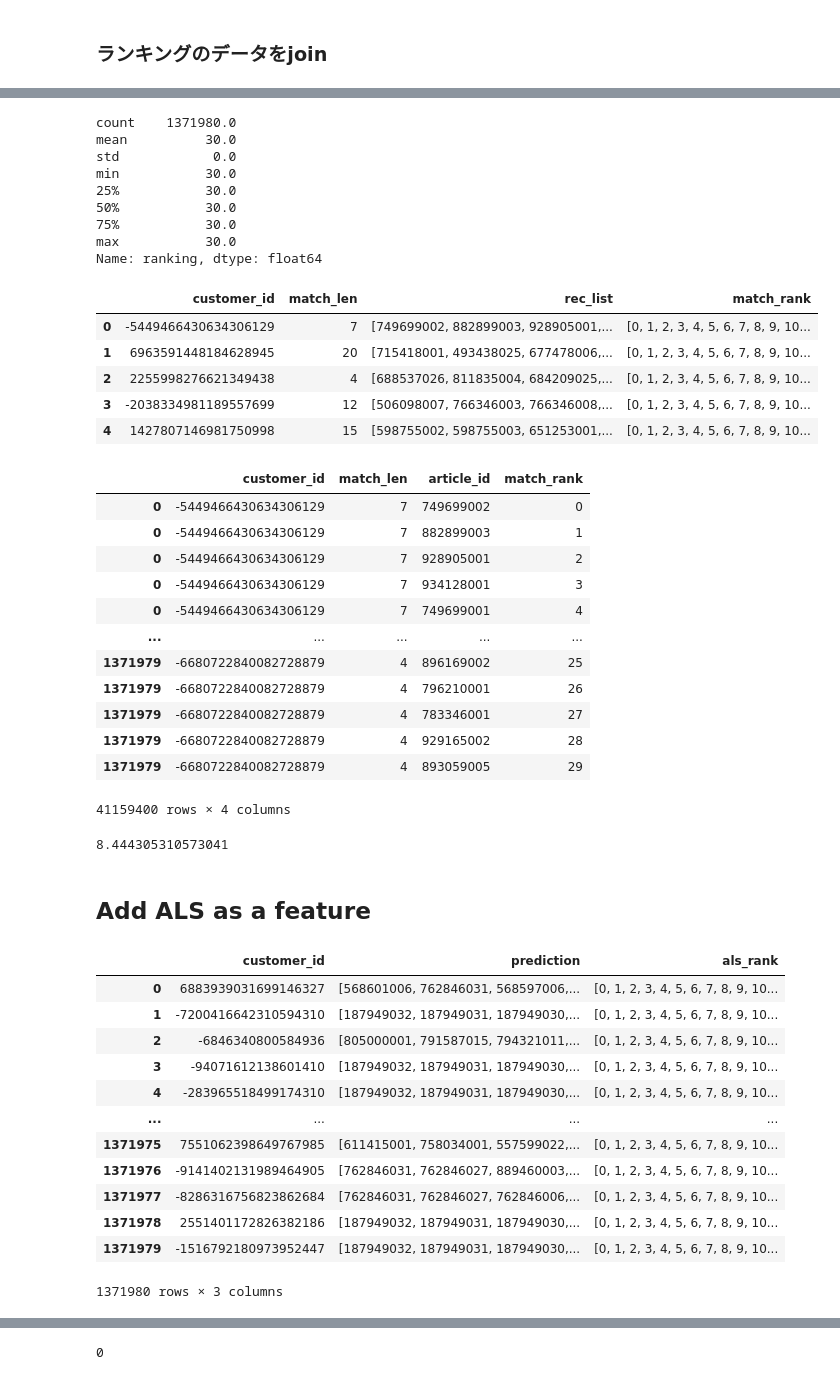
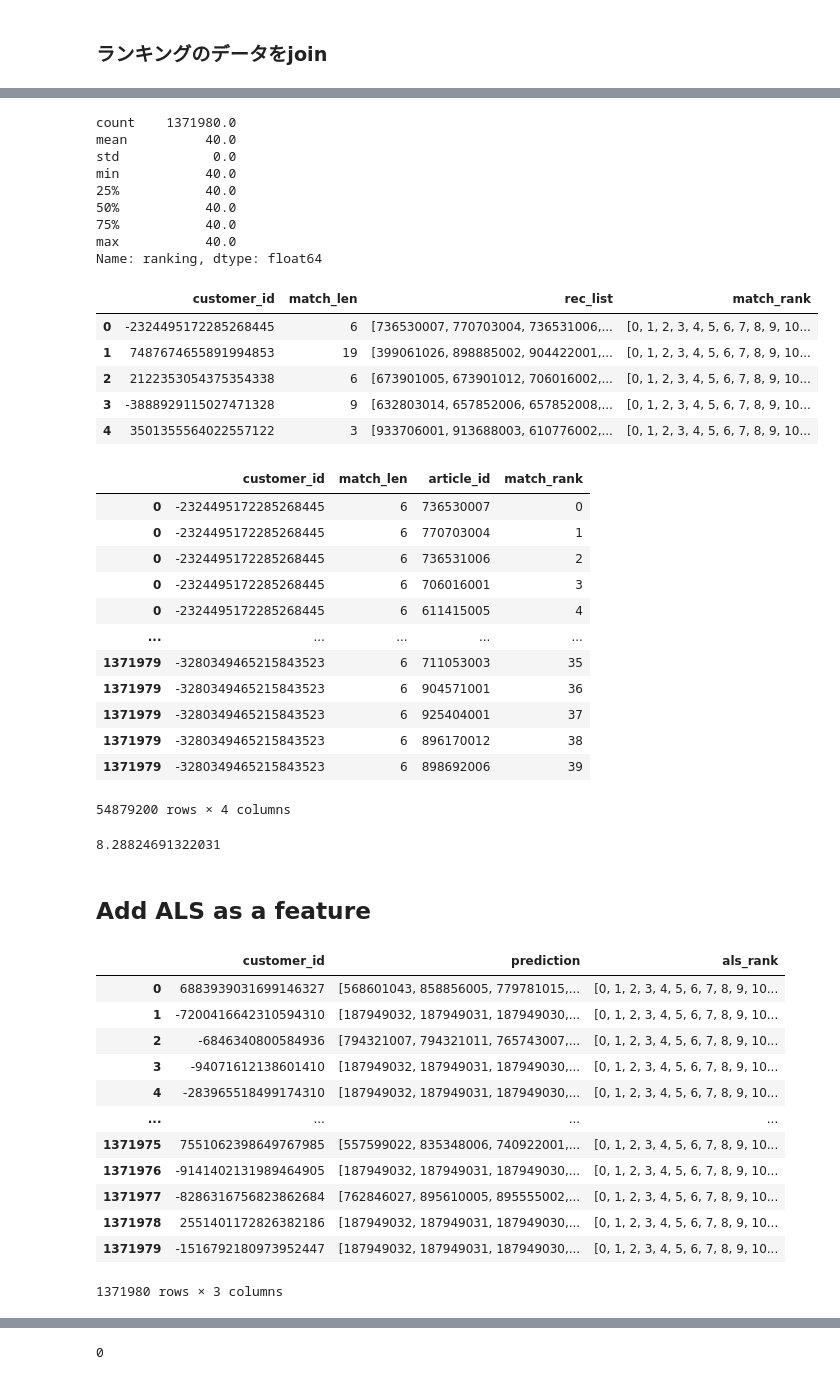
Before and after one commit to tetsuro731/H-M-kaggle-tetsuro731, a Jupyter notebook: notebook2/h-m-testing-data.ipynb, the cells around one changed output, grey strips where cells are left out. Saved outputs shown, nothing was run; the diff lists cells and outputs as text; code cells hidden in the pictures.

```diff
--- a/notebook2/h-m-testing-data.ipynb
+++ b/notebook2/h-m-testing-data.ipynb
@@ -16,9 +16,9 @@ def visualize_df(df):
 # %% [markdown]
 ## Parameters
 # %%
-Nsub = 30
-#train_start_date = '2020-09-23' # labelに使うデータ開始日
-train_start_date = '2020-09-16' # labelに使うデータ開始日
+Nsub = 40
+train_start_date = '2020-09-23' # labelに使うデータ開始日
+#train_start_date = '2020-09-16' # labelに使うデータ開始日
 #train_start_date = '2020-09-09'
 # %%
 # 外部から回す場合はここでパラメータ上書き
@@ -125,7 +125,8 @@ match
 ### ランキング csvの読み込み
 # %%
 # 事前に出力しておいたrankingデータの読み込み
-simple_ranking = pd.read_csv(f'../input/simple_ranking_{feature_date}_{Nsub}.csv')
+#simple_ranking = pd.read_csv(f'../input/simple_ranking_{feature_date}_{Nsub}.csv')
+simple_ranking = pd.read_csv(f'../input/ranking_{feature_date}_{Nsub}_ch.csv')
 # %%
 simple_ranking = simple_ranking.rename(columns={'prediction':'ranking'})
 # %%
@@ -172,21 +173,23 @@ match.head()
 # %%
+Nmax = 25
 match['match_len'] = match['prediction'].apply(len)
 match['match_len'] = match['match_len'].astype('int8')
+match.loc[match['match_len'] > Nmax, ['match_len']] = Nmax
 # %%
 match['ranking'] = match.apply(lambda x:  [i for i in x['ranking'] if i not in x['prediction']], axis = 1)
 match['ranking'].apply(len).describe()
 # %% [output]
 count    1371980.0
-mean          30.0
+mean          40.0
 std            0.0
-min           30.0
-25%           30.0
-50%           30.0
-75%           30.0
-max           30.0
+min           40.0
+25%           40.0
+50%           40.0
+75%           40.0
+max           40.0
 Name: ranking, dtype: float64
 # %%
-match['rec_list'] = match.apply(lambda x: (x['prediction'][:20]+x['ranking'])[:Nsub], axis = 1)
+match['rec_list'] = match.apply(lambda x: (x['prediction'][:Nmax]+x['ranking'])[:Nsub], axis = 1)
 match = match.drop(['prediction', 'ranking'], axis='columns')
 #match['match_rank'] = [i for i in range(Nsub)]
 match['match_rank'] = match.apply(lambda x: [i for i in range(Nsub)], axis = 1)
@@ -195,11 +198,11 @@ match_customer = match['customer_id']
 match.head()
 # %% [output]
 |  | customer_id | match_len | rec_list | match_rank |
-| 0 | -5449466430634306129 | 7 | [749699002, 882899003, 928905001,... | [0, 1, 2, 3, 4, 5, 6, 7, 8, 9, 10... |
-| 1 | 6963591448184628945 | 20 | [715418001, 493438025, 677478006,... | [0, 1, 2, 3, 4, 5, 6, 7, 8, 9, 10... |
-| 2 | 2255998276621349438 | 4 | [688537026, 811835004, 684209025,... | [0, 1, 2, 3, 4, 5, 6, 7, 8, 9, 10... |
-| 3 | -2038334981189557699 | 12 | [506098007, 766346003, 766346008,... | [0, 1, 2, 3, 4, 5, 6, 7, 8, 9, 10... |
-| 4 | 1427807146981750998 | 15 | [598755002, 598755003, 651253001,... | [0, 1, 2, 3, 4, 5, 6, 7, 8, 9, 10... |
+| 0 | -2324495172285268445 | 6 | [736530007, 770703004, 736531006,... | [0, 1, 2, 3, 4, 5, 6, 7, 8, 9, 10... |
+| 1 | 7487674655891994853 | 19 | [399061026, 898885002, 904422001,... | [0, 1, 2, 3, 4, 5, 6, 7, 8, 9, 10... |
+| 2 | 2122353054375354338 | 6 | [673901005, 673901012, 706016002,... | [0, 1, 2, 3, 4, 5, 6, 7, 8, 9, 10... |
+| 3 | -3888929115027471328 | 9 | [632803014, 657852006, 657852008,... | [0, 1, 2, 3, 4, 5, 6, 7, 8, 9, 10... |
+| 4 | 3501355564022557122 | 3 | [933706001, 913688003, 610776002,... | [0, 1, 2, 3, 4, 5, 6, 7, 8, 9, 10... |
 # %%
 match = match.explode(['rec_list','match_rank'])
 match = match.rename(columns={'rec_list':'article_id'})
@@ -208,44 +211,44 @@ match['match_rank'] = match['match_rank'].astype('int8')
 match
 # %% [output]
 |  | customer_id | match_len | article_id | match_rank |
-| 0 | -5449466430634306129 | 7 | 749699002 | 0 |
-| 0 | -5449466430634306129 | 7 | 882899003 | 1 |
-| 0 | -5449466430634306129 | 7 | 928905001 | 2 |
-| 0 | -5449466430634306129 | 7 | 934128001 | 3 |
-| 0 | -5449466430634306129 | 7 | 749699001 | 4 |
+| 0 | -2324495172285268445 | 6 | 736530007 | 0 |
+| 0 | -2324495172285268445 | 6 | 770703004 | 1 |
+| 0 | -2324495172285268445 | 6 | 736531006 | 2 |
+| 0 | -2324495172285268445 | 6 | 706016001 | 3 |
+| 0 | -2324495172285268445 | 6 | 611415005 | 4 |
 | ... | ... | ... | ... | ... |
-| 1371979 | -6680722840082728879 | 4 | 896169002 | 25 |
-| 1371979 | -6680722840082728879 | 4 | 796210001 | 26 |
-| 1371979 | -6680722840082728879 | 4 | 783346001 | 27 |
-| 1371979 | -6680722840082728879 | 4 | 929165002 | 28 |
-| 1371979 | -6680722840082728879 | 4 | 893059005 | 29 |
+| 1371979 | -3280349465215843523 | 6 | 711053003 | 35 |
+| 1371979 | -3280349465215843523 | 6 | 904571001 | 36 |
+| 1371979 | -3280349465215843523 | 6 | 925404001 | 37 |
+| 1371979 | -3280349465215843523 | 6 | 896170012 | 38 |
+| 1371979 | -3280349465215843523 | 6 | 898692006 | 39 |
-41159400 rows × 4 columns
+54879200 rows × 4 columns
 # %%
 match['match_len'].mean()
 # %% [output]
-8.444305310573041
+8.28824691322031
 # %% [markdown]
 ## Add ALS as a feature
 # %%
 # ALSのデータも素性用に追加する
 als = pd.read_csv(f'../input/als_{train_start_date}.csv')
 als['customer_id'] = als['customer_id'].apply(lambda x: int(x[-16:],16) ).astype('int64')
 als = pd.merge(als, match_customer, on='customer_id', how='inner')
 als['prediction'] = als['prediction'].str.split(' ')
 als['prediction'] = als['prediction'].map(lambda x: [int(i) for i in x if i != ''])
-als['als_rank'] = als.apply(lambda x: [i for i in range(Nsub)], axis = 1)
+als['als_rank'] = als.apply(lambda x: [i for i in range(30)], axis = 1)
 als
 # %% [output]
 |  | customer_id | prediction | als_rank |
-| 0 | 6883939031699146327 | [568601006, 762846031, 568597006,... | [0, 1, 2, 3, 4, 5, 6, 7, 8, 9, 10... |
+| 0 | 6883939031699146327 | [568601043, 858856005, 779781015,... | [0, 1, 2, 3, 4, 5, 6, 7, 8, 9, 10... |
 | 1 | -7200416642310594310 | [187949032, 187949031, 187949030,... | [0, 1, 2, 3, 4, 5, 6, 7, 8, 9, 10... |
-| 2 | -6846340800584936 | [805000001, 791587015, 794321011,... | [0, 1, 2, 3, 4, 5, 6, 7, 8, 9, 10... |
+| 2 | -6846340800584936 | [794321007, 794321011, 765743007,... | [0, 1, 2, 3, 4, 5, 6, 7, 8, 9, 10... |
 | 3 | -94071612138601410 | [187949032, 187949031, 187949030,... | [0, 1, 2, 3, 4, 5, 6, 7, 8, 9, 10... |
 | 4 | -283965518499174310 | [187949032, 187949031, 187949030,... | [0, 1, 2, 3, 4, 5, 6, 7, 8, 9, 10... |
 | ... | ... | ... | ... |
-| 1371975 | 7551062398649767985 | [611415001, 758034001, 557599022,... | [0, 1, 2, 3, 4, 5, 6, 7, 8, 9, 10... |
-| 1371976 | -9141402131989464905 | [762846031, 762846027, 889460003,... | [0, 1, 2, 3, 4, 5, 6, 7, 8, 9, 10... |
-| 1371977 | -8286316756823862684 | [762846031, 762846027, 762846006,... | [0, 1, 2, 3, 4, 5, 6, 7, 8, 9, 10... |
+| 1371975 | 7551062398649767985 | [557599022, 835348006, 740922001,... | [0, 1, 2, 3, 4, 5, 6, 7, 8, 9, 10... |
+| 1371976 | -9141402131989464905 | [187949032, 187949031, 187949030,... | [0, 1, 2, 3, 4, 5, 6, 7, 8, 9, 10... |
+| 1371977 | -8286316756823862684 | [762846027, 895610005, 895555002,... | [0, 1, 2, 3, 4, 5, 6, 7, 8, 9, 10... |
 | 1371978 | 2551401172826382186 | [187949032, 187949031, 187949030,... | [0, 1, 2, 3, 4, 5, 6, 7, 8, 9, 10... |
 | 1371979 | -1516792180973952447 | [187949032, 187949031, 187949030,... | [0, 1, 2, 3, 4, 5, 6, 7, 8, 9, 10... |
 1371980 rows × 3 columns
```
Also changed, not shown: parts of 37 cells of this notebook, 4 other files.
